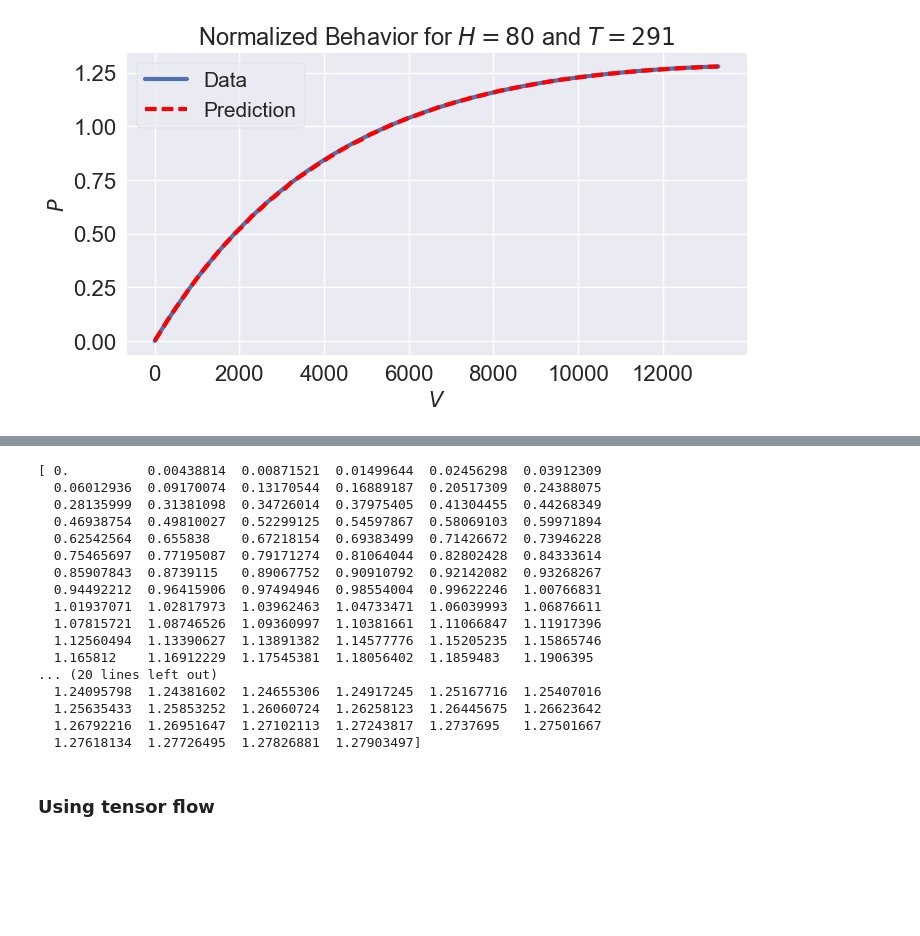
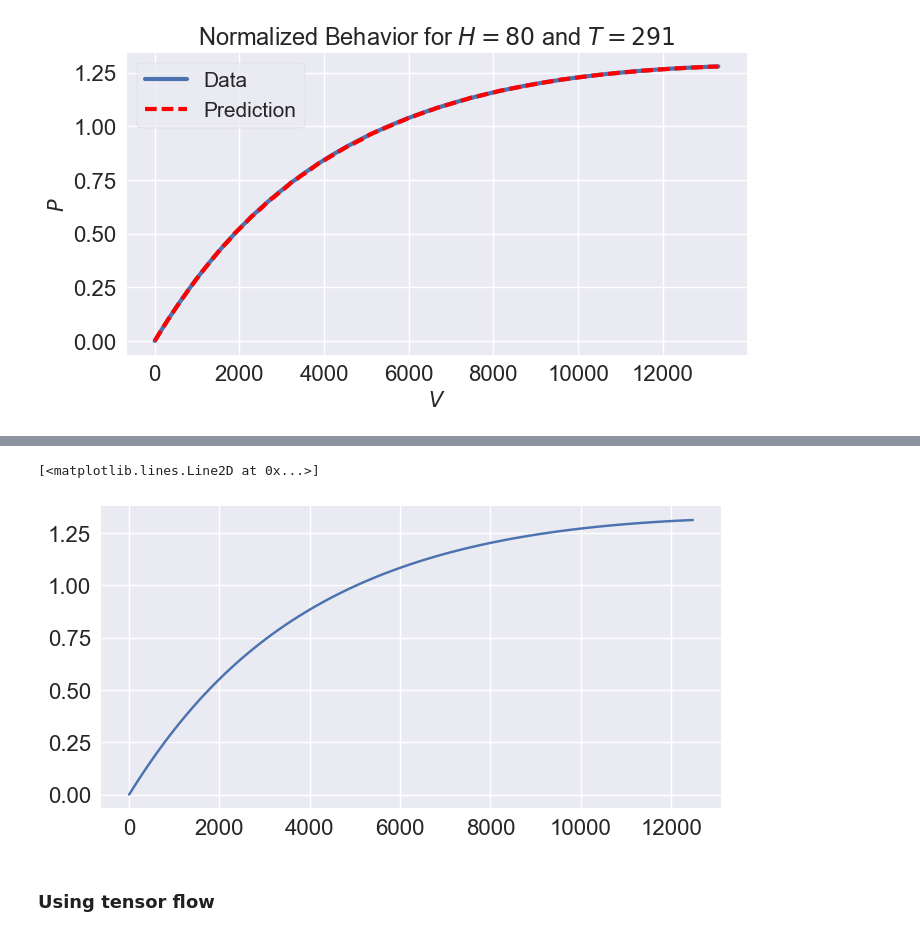
Before and after one commit to matheuscfernandes/mechanics-ml, a Jupyter notebook: SoftActuator/Notebook1.ipynb, the cells around one changed output, grey strips where cells are left out. Cells and saved outputs as stored; diff of their text form; code cells hidden in the pictures; blank space fills up the shorter version.

Commit message:
better predictions

```diff
--- a/SoftActuator/Notebook1.ipynb
+++ b/SoftActuator/Notebook1.ipynb
@@ -159,23 +161,10 @@ plt.plot(V,P_p,'r--',label='Prediction',lw=3)
-# %%
-print P_predict
-print P
-# %% [output]
-[ 0.          0.00438814  0.00871521  0.01499644  0.02456298  0.03912309
-  0.06012936  0.09170074  0.13170544  0.16889187  0.20517309  0.24388075
-  0.28135999  0.31381098  0.34726014  0.37975405  0.41304455  0.44268349
-  0.46938754  0.49810027  0.52299125  0.54597867  0.58069103  0.59971894
-  0.62542564  0.655838    0.67218154  0.69383499  0.71426672  0.73946228
-  0.75465697  0.77195087  0.79171274  0.81064044  0.82802428  0.84333614
-  0.85907843  0.8739115   0.89067752  0.90910792  0.92142082  0.93268267
-  0.94492212  0.96415906  0.97494946  0.98554004  0.99622246  1.00766831
-  1.01937071  1.02817973  1.03962463  1.04733471  1.06039993  1.06876611
-  1.07815721  1.08746526  1.09360997  1.10381661  1.11066847  1.11917396
-  1.12560494  1.13390627  1.13891382  1.14577776  1.15205235  1.15865746
-  1.165812    1.16912229  1.17545381  1.18056402  1.1859483   1.1906395
-... (20 lines left out)
-  1.24095798  1.24381602  1.24655306  1.24917245  1.25167716  1.25407016
-  1.25635433  1.25853252  1.26060724  1.26258123  1.26445675  1.26623642
-  1.26792216  1.26951647  1.27102113  1.27243817  1.2737695   1.27501667
-  1.27618134  1.27726495  1.27826881  1.27903497]
+# %%
+data2=np.loadtxt('pv-H75T300.txt', delimiter=' ')
+plt.plot(data2[:,0],data2[:,1])
+# print P_predict
+# print P
+# %% [output]
+[<matplotlib.lines.Line2D at 0x...>]
+[figure, added]
 # %% [markdown]
 ### Using tensor flow
```
Also changed, not shown: parts of 3 cells of this notebook.
